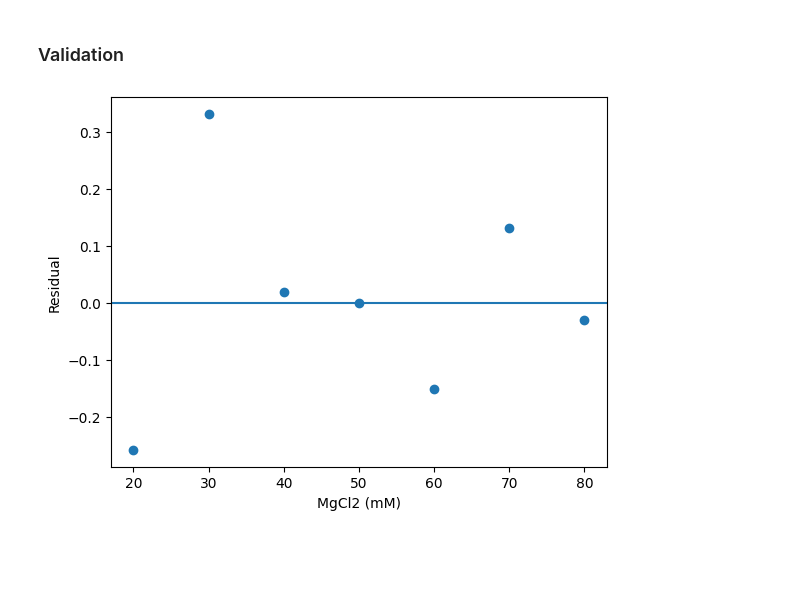
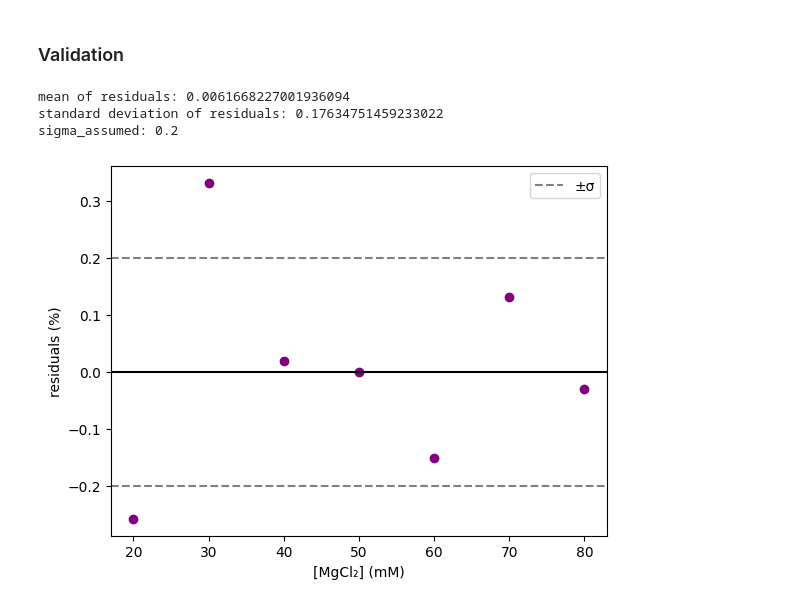
Before and after one commit to rracina/B-10_Project_DNA-Bricks, a Jupyter notebook: project_hanna.ipynb, the cells around one changed output. Drawn from its saved outputs; the diff is of its cells as text; code cells hidden in the pictures; blank space fills up the shorter version.

```diff
--- a/project_hanna.ipynb
+++ b/project_hanna.ipynb
@@ -232,0 +195,14 @@ Best NLL: -2.210243810596133
+# %%
+sigma_assumed = 0.2
+
+A_fit, mu_fit, width_fit, nll_fit = fit_gaussian(conc, yield_perc, sigma_assumed)
+print("Fitted parameters from measured data:")
+print(f"A: {A_fit} %")
+print(f"mu: {mu_fit} mM")
+print(f"width: {width_fit} mM")
+
+plt.figure()
+plt.scatter(conc, yield_perc, color='red', label='Gemessen')
+plt.plot(x_curve, [gaussian(x, A_fit, mu_fit, width_fit) for x in x_curve], label='Gefittetes Gauß-Modell')
+plt.xlabel('[MgCl₂] (mM)'); plt.ylabel('Ausbeute (%)')
+plt.legend(); plt.show()
@@ -233,25 +215,22 @@ Best NLL: -2.210243810596133
 # %% [markdown]
 ### Validation
 # %%
-residuals = []
+residuals = [y - gaussian(x, A_fit, mu_fit, width_fit) for x, y in zip(conc, yield_perc)]
 
-for i in range(len(df_data)):
-    x = df_data['mgcl2_mM'][i]
-    observed = df_data['yield_percent'][i]
+print(f"mean of residuals: {np.mean(residuals)}")
+print(f"standard deviation of residuals: {np.std(residuals)}")
+print(f"sigma_assumed: {sigma_assumed}")
 
-    predicted = gaussian(
-        x,
-        best_A,
-        best_mu,
-        best_width
-    )
-
-    residuals.append(observed - predicted)
-
-plt.scatter(df_data["mgcl2_mM"], residuals)
-plt.axhline(0)
-plt.xlabel("MgCl2 (mM)")
-plt.ylabel("Residual")
+plt.figure()
+plt.scatter(conc, residuals, color='purple')
+plt.axhline(0, color='k')
+plt.axhline(+sigma_assumed, color='gray', linestyle='--', label='±σ')
+plt.axhline(-sigma_assumed, color='gray', linestyle='--')
+plt.xlabel('[MgCl₂] (mM)'); plt.ylabel('residuals (%)')
+plt.legend()
 plt.show()
 # %% [output]
+mean of residuals: 0.0061668227001936094
+standard deviation of residuals: 0.17634751459233022
+sigma_assumed: 0.2
-[figure, old version]
+[figure, new version]
```
Also changed, not shown: parts of 8 cells of this notebook.
